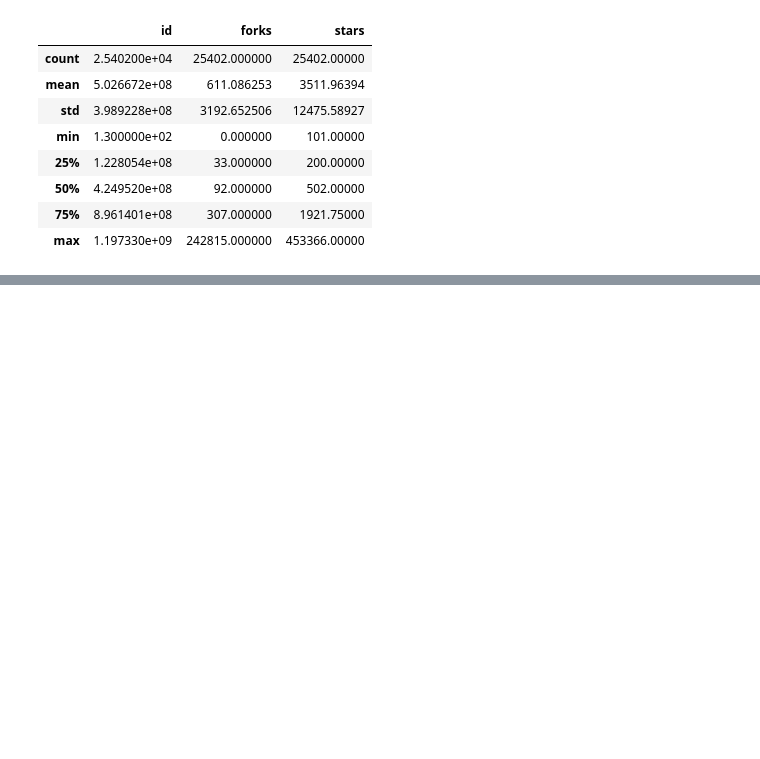
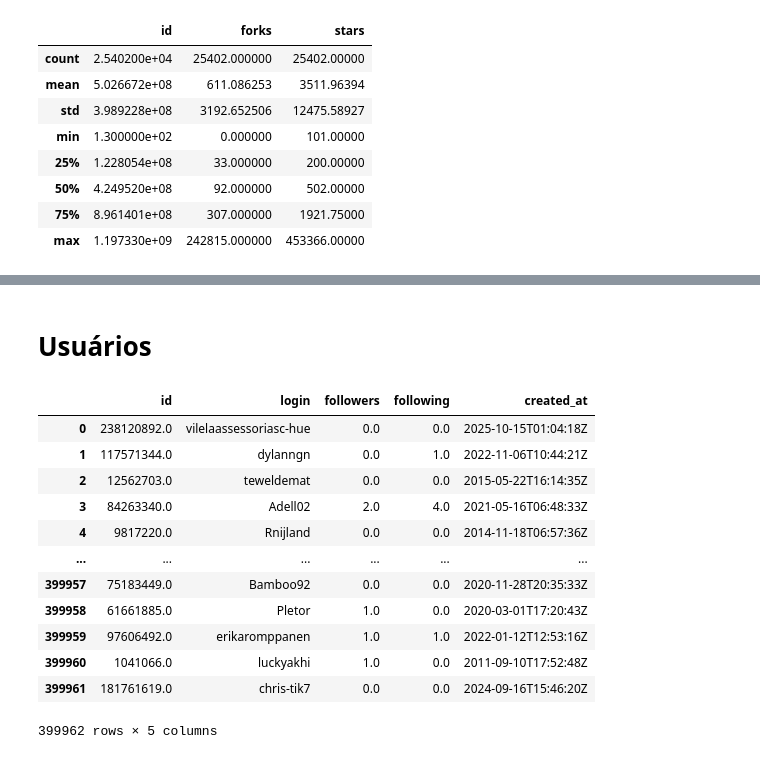
Before and after one commit to lasduarte/g4-metodologia, a Jupyter notebook: codigo/etapa_01_entendimento_dos_dados.ipynb, the cells around one changed output, grey strips where cells are left out. Saved outputs shown, nothing was run; the diff lists cells and outputs as text; code cells hidden in the pictures; blank space fills up the shorter version.

```diff
--- a/codigo/etapa_01_entendimento_dos_dados.ipynb
+++ b/codigo/etapa_01_entendimento_dos_dados.ipynb
@@ -281,0 +334,18 @@ KeyboardInterrupt:
+# %% [markdown]
+# Usuários
+# %%
+users
+# %% [output]
+|  | id | login | followers | following | created_at |
+| 0 | 238120892.0 | vilelaassessoriasc-hue | 0.0 | 0.0 | 2025-10-15T01:04:18Z |
+| 1 | 117571344.0 | dylanngn | 0.0 | 1.0 | 2022-11-06T10:44:21Z |
+| 2 | 12562703.0 | teweldemat | 0.0 | 0.0 | 2015-05-22T16:14:35Z |
+| 3 | 84263340.0 | Adell02 | 2.0 | 4.0 | 2021-05-16T06:48:33Z |
+| 4 | 9817220.0 | Rnijland | 0.0 | 0.0 | 2014-11-18T06:57:36Z |
+| ... | ... | ... | ... | ... | ... |
+| 399957 | 75183449.0 | Bamboo92 | 0.0 | 0.0 | 2020-11-28T20:35:33Z |
+| 399958 | 61661885.0 | Pletor | 1.0 | 0.0 | 2020-03-01T17:20:43Z |
+| 399959 | 97606492.0 | erikaromppanen | 1.0 | 1.0 | 2022-01-12T12:53:16Z |
+| 399960 | 1041066.0 | luckyakhi | 1.0 | 0.0 | 2011-09-10T17:52:48Z |
+| 399961 | 181761619.0 | chris-tik7 | 0.0 | 0.0 | 2024-09-16T15:46:20Z |
+399962 rows × 5 columns
```
Also changed, not shown: parts of 21 cells of this notebook.
